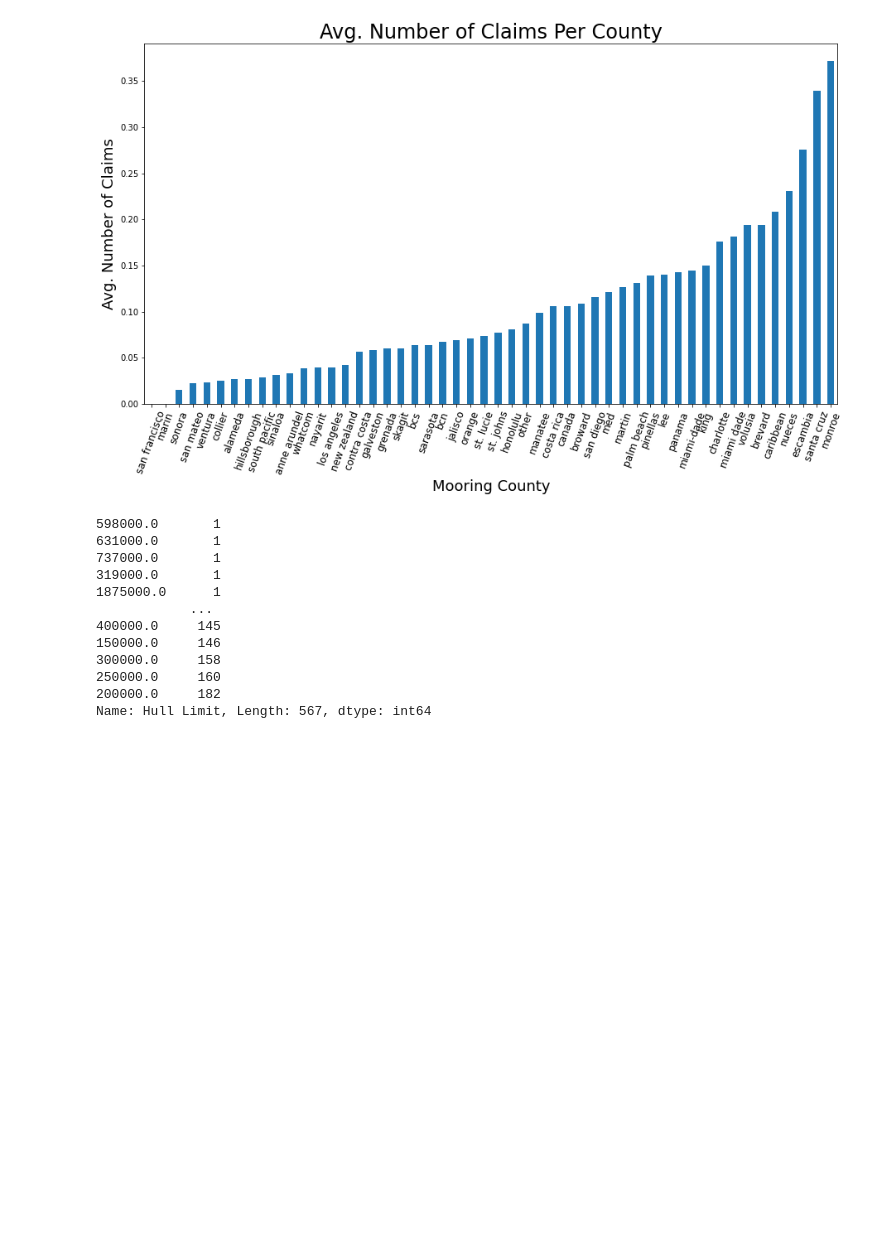
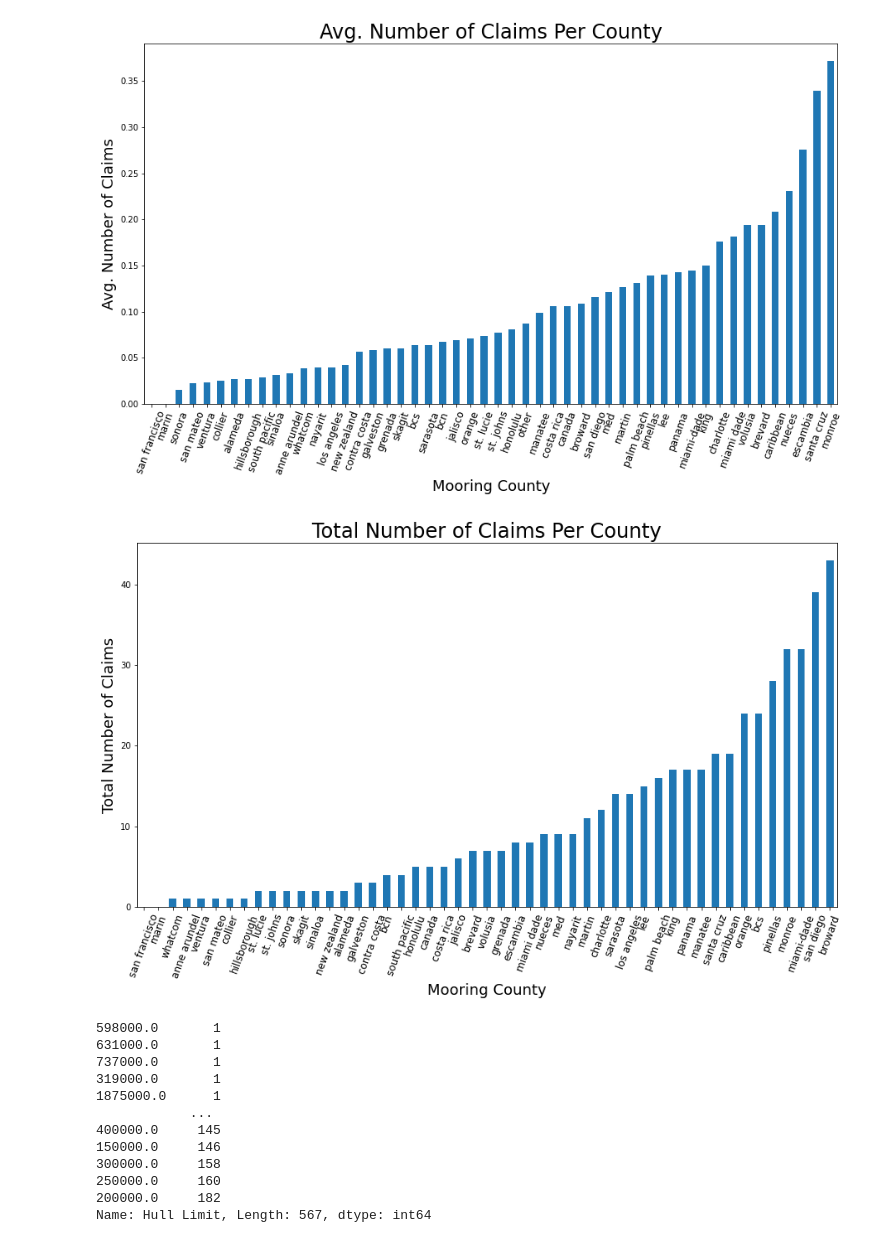
Before and after one commit to carlysharma/yacht_insurance, a Jupyter notebook: code/02_Model_Preprocessing.ipynb, the cells around one changed output. Saved outputs shown, nothing was run; the diff lists cells and outputs as text; code cells hidden in the pictures; blank space fills up the shorter version.

```diff
--- a/code/02_Model_Preprocessing.ipynb
+++ b/code/02_Model_Preprocessing.ipynb
@@ -521,6 +521,17 @@ plt.title('Avg. Number of Claims Per County', fontsize=24)
 plt.savefig('../images/claims_per_county.png', dpi=300, bbox_inches='tight');
 # %% [output]
 [figure]
+# %%
+# Plot total number of claims  per county
+plt.figure(figsize= (15, 8))
+combined.groupby('Mooring County')['num_claims'].sum().sort_values()[:-1].plot(kind='bar')
+plt.xticks(rotation= 70,fontsize = 12)
+plt.xlabel('Mooring County',fontsize=18)
+plt.ylabel('Total Number of Claims', fontsize=18)
+plt.title('Total Number of Claims Per County', fontsize=24)
+plt.savefig('../images/total_claims_per_county.png', dpi=300, bbox_inches='tight');
+# %% [output]
+[figure, added]
 # %%
 combined['Hull Limit'].value_counts().sort_values()
 # %% [output]
```
Also changed, not shown: parts of 3 cells of this notebook, 6 other files.
